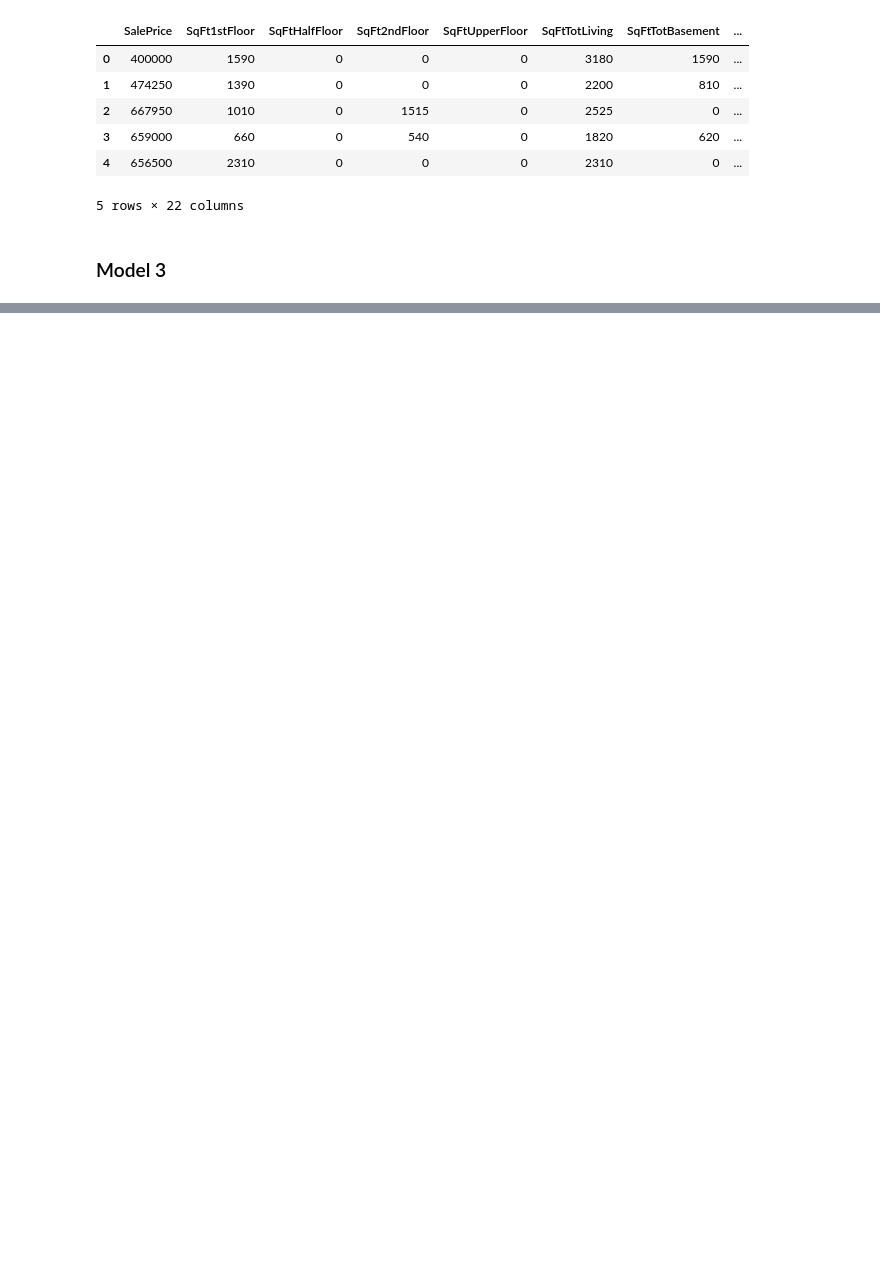
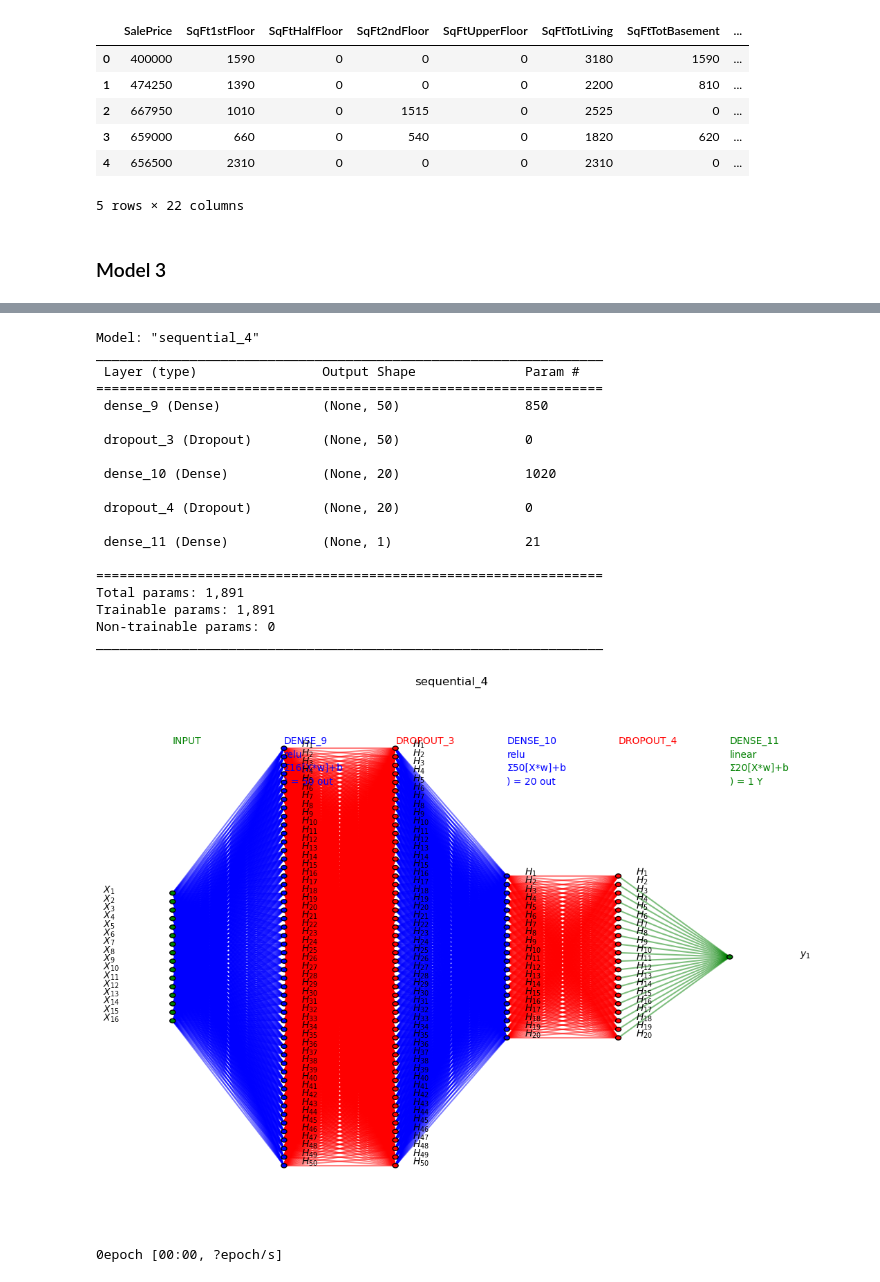
Before and after one commit to shintaronakamura28/Housing_sale_price_prediction, a Jupyter notebook: housing.ipynb, the cells around one changed output, grey strips where cells are left out. Saved outputs shown, nothing was run; the diff lists cells and outputs as text; code cells hidden in the pictures; blank space fills up the shorter version.

```diff
--- a/housing.ipynb
+++ b/housing.ipynb
@@ -1486,0 +1525,57 @@ AttributeError: 'numpy.dtype[int64]' object has no attribute 'base_dtype'
+# %%
+def build_layered_model(input_dimension, first_layer_neurons, second_layer_neurons, dropout_rate, optimizer='adam'):
+    #validate inpit parameters
+
+    if first_layer_neurons <= 0:
+        raise ValueError('Number of neurons must be positive.')
+
+    if not (0 <= dropout_rate < 1):
+        raise ValueError('Dropout value should be between 0 and 1')
+
+    #Instantiate the model
+    model = Sequential([
+        Dense(first_layer_neurons, input_dim=input_dimension, activation='relu'),
+        Dropout(dropout_rate),
+        Dense(second_layer_neurons, activation='relu'),  # Additional hidden layer with ReLU and dropout
+        Dropout(dropout_rate),
+        Dense(1, activation='linear'),  # Output layer with linear activation for regression
+    ])
+
+    # Compile model
+    model.compile(loss='mean_squared_error', optimizer=optimizer, metrics=['mean_absolute_error', 'mean_squared_error', 'mean_squared_logarithmic_error'])
+
+    #display model summary
+    model.summary()
+
+    #display the neural network
+    visualize_nn(model, description=True, figsize=(13,10))
+
+    return model
+# %%
+# build and compile the layered model
+model4 = build_layered_model(input_dimension, first_layer_neurons=50, second_layer_neurons=20, dropout_rate=0.5)
+
+#fit the model using the function
+history = train_model(model4, X_train_pca, y_train, epochs=50, batch_size=32)
+# %% [output]
+Model: "sequential_4"
+_________________________________________________________________
+ Layer (type)                Output Shape              Param #
+=================================================================
+ dense_9 (Dense)             (None, 50)                850
+
+ dropout_3 (Dropout)         (None, 50)                0
+
+ dense_10 (Dense)            (None, 20)                1020
+
+ dropout_4 (Dropout)         (None, 20)                0
+
+ dense_11 (Dense)            (None, 1)                 21
+
+=================================================================
+Total params: 1,891
+Trainable params: 1,891
+Non-trainable params: 0
+_________________________________________________________________
+[figure, added]
+0epoch [00:00, ?epoch/s]
```
Also changed, not shown: parts of 12 cells of this notebook.
